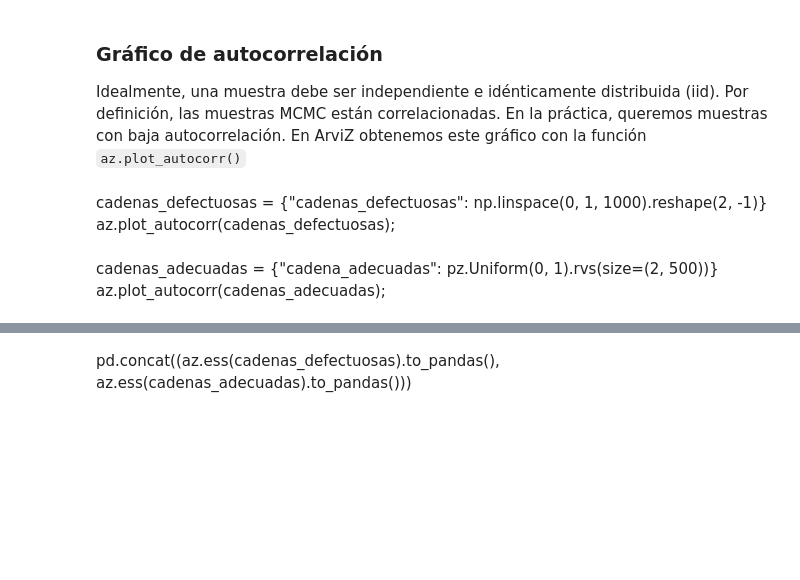
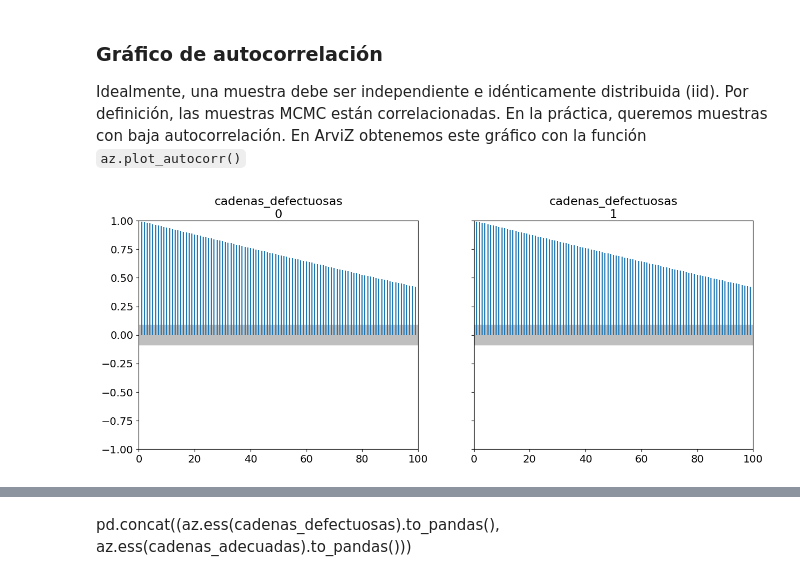
Before and after one commit to LCD-UNSAM/estadistica_e_inferencia_II, a Jupyter notebook: 04_Flujo_de_trabajo_bayesiano.ipynb, the cells around one changed output, grey strips where cells are left out. Cells and saved outputs as stored; diff of their text form; code cells hidden in the pictures; blank space fills up the shorter version.

```diff
--- a/04_Flujo_de_trabajo_bayesiano.ipynb
+++ b/04_Flujo_de_trabajo_bayesiano.ipynb
@@ -781,9 +748,8 @@ Usando ArviZ podemos obtener $\hat R$ usando `az.rhat(⋅)`, `az.summary(⋅)` y
 ### Gráfico de autocorrelación
 
 Idealmente, una muestra debe ser independiente e idénticamente distribuida (iid). Por definición, las muestras MCMC están correlacionadas. En la práctica, queremos muestras con baja autocorrelación. En ArviZ obtenemos este gráfico con la función `az.plot_autocorr()`
-# %% [markdown]
-cadenas_defectuosas = {"cadenas_defectuosas": np.linspace(0, 1, 1000).reshape(2, -1)}
-az.plot_autocorr(cadenas_defectuosas);
-# %% [markdown]
-cadenas_adecuadas = {"cadena_adecuadas": pz.Uniform(0, 1).rvs(size=(2, 500))}
-az.plot_autocorr(cadenas_adecuadas);
+# %%
+cadenas_defectuosas = {"cadenas_defectuosas": np.linspace(0, 1, 1000).reshape(2, -1)}
+az.plot_autocorr(cadenas_defectuosas);
+# %% [output]
+[figure, added]
```
Also changed, not shown: parts of 64 cells of this notebook, 1 other file.
